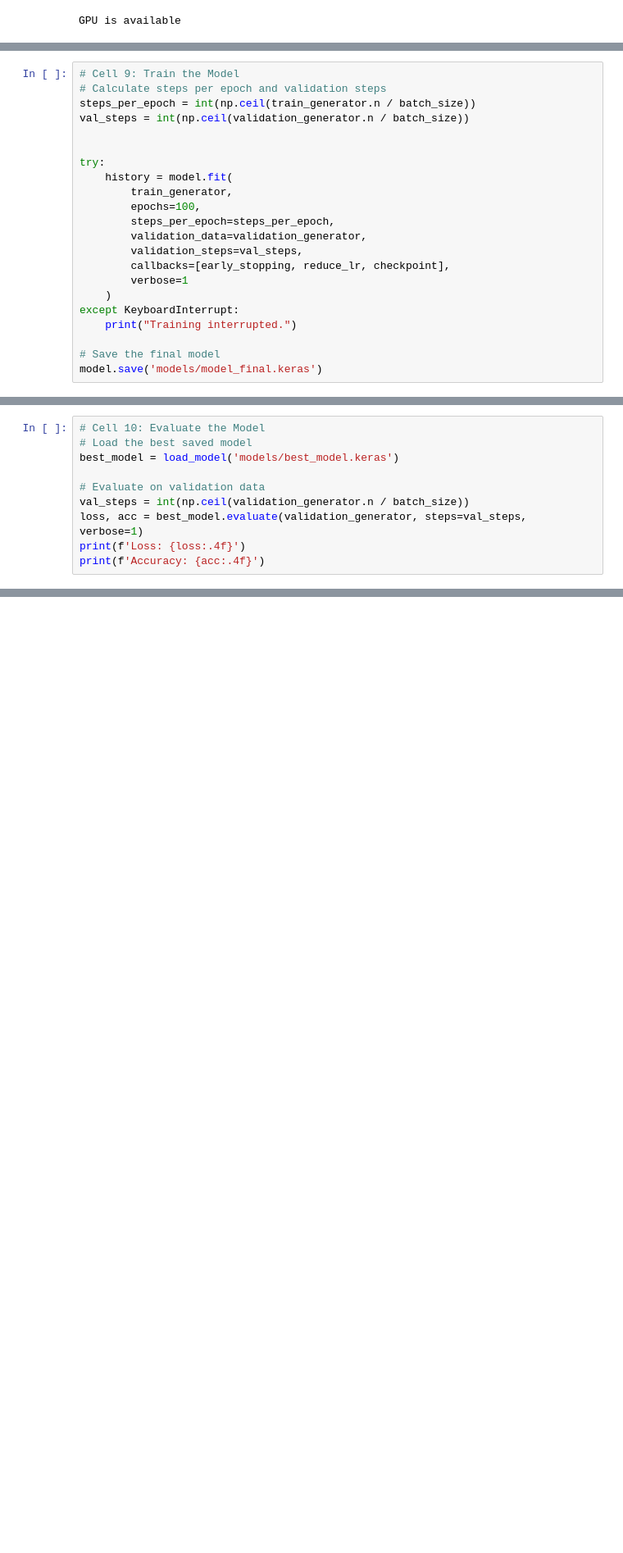
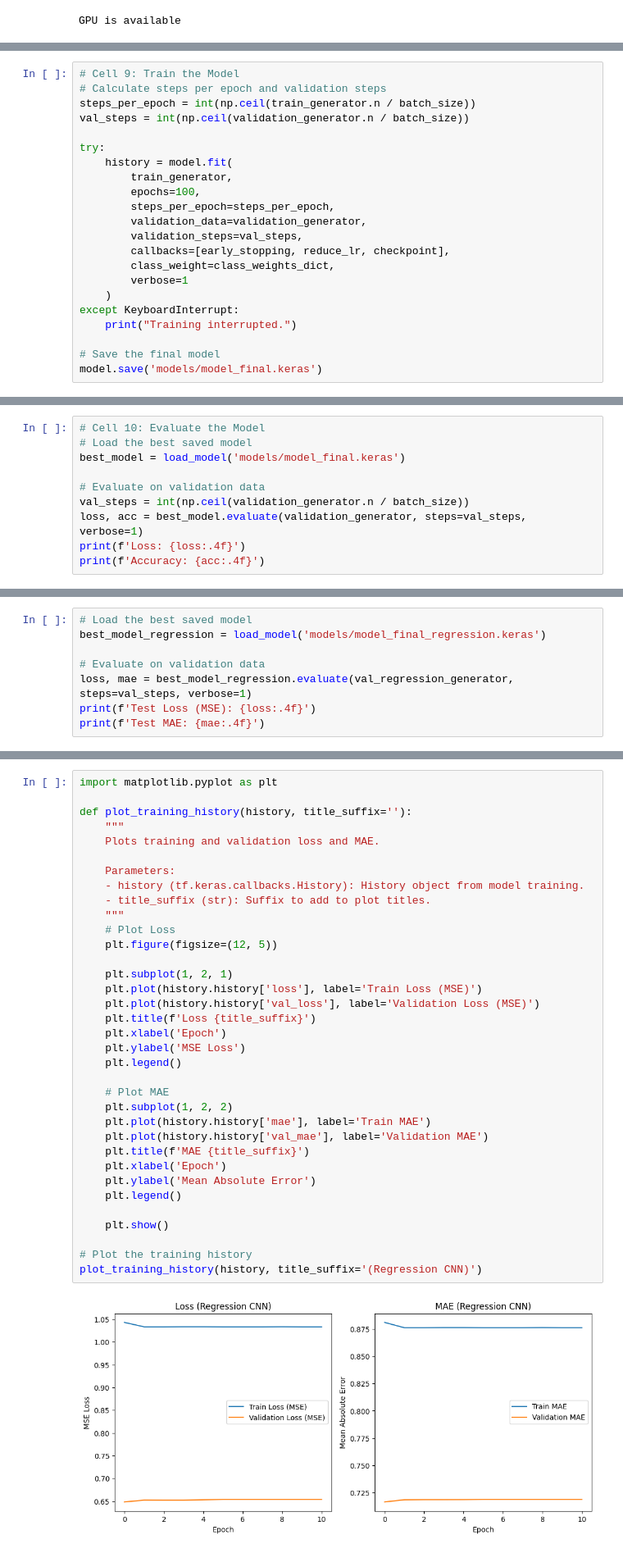
Before and after one commit to duchannes19/Homework-2, a Jupyter notebook: homework.ipynb, the cells around one changed output, grey strips where cells are left out. Shown at 82% size. Cells and saved outputs as stored; diff of their text form; blank space fills up the shorter version.

```diff
--- a/homework.ipynb
+++ b/homework.ipynb
@@ -347,7 +333,6 @@ checkpoint = callbacks.ModelCheckpoint(
 # Calculate steps per epoch and validation steps
 steps_per_epoch = int(np.ceil(train_generator.n / batch_size))
 val_steps = int(np.ceil(validation_generator.n / batch_size))
-
 
 try:
     history = model.fit(
@@ -357,6 +342,7 @@ try:
         validation_data=validation_generator,
         validation_steps=val_steps,
         callbacks=[early_stopping, reduce_lr, checkpoint],
+        class_weight=class_weights_dict,
         verbose=1
     )
 except KeyboardInterrupt:
@@ -385,7 +353,7 @@ Epoch 30: early stopping
 # %%
 # Cell 10: Evaluate the Model
 # Load the best saved model
-best_model = load_model('models/best_model.keras')
+best_model = load_model('models/model_final.keras')
 
 # Evaluate on validation data
 val_steps = int(np.ceil(validation_generator.n / batch_size))
@@ -462,0 +568,8 @@ True             Predicted        Errors     Error %
+# %%
+# Load the best saved model
+best_model_regression = load_model('models/model_final_regression.keras')
+
+# Evaluate on validation data
+loss, mae = best_model_regression.evaluate(val_regression_generator, steps=val_steps, verbose=1)
+print(f'Test Loss (MSE): {loss:.4f}')
+print(f'Test MAE: {mae:.4f}')
@@ -463,3 +580,40 @@ True             Predicted        Errors     Error %
+# %%
+import matplotlib.pyplot as plt
+
+def plot_training_history(history, title_suffix=''):
+    """
+    Plots training and validation loss and MAE.
+
+    Parameters:
+    - history (tf.keras.callbacks.History): History object from model training.
+    - title_suffix (str): Suffix to add to plot titles.
+    """
+    # Plot Loss
+    plt.figure(figsize=(12, 5))
+
+    plt.subplot(1, 2, 1)
+    plt.plot(history.history['loss'], label='Train Loss (MSE)')
+    plt.plot(history.history['val_loss'], label='Validation Loss (MSE)')
+    plt.title(f'Loss {title_suffix}')
+    plt.xlabel('Epoch')
+    plt.ylabel('MSE Loss')
+    plt.legend()
+
+    # Plot MAE
+    plt.subplot(1, 2, 2)
+    plt.plot(history.history['mae'], label='Train MAE')
+    plt.plot(history.history['val_mae'], label='Validation MAE')
+    plt.title(f'MAE {title_suffix}')
+    plt.xlabel('Epoch')
+    plt.ylabel('Mean Absolute Error')
+    plt.legend()
+
+    plt.show()
+
+# Plot the training history
+plot_training_history(history, title_suffix='(Regression CNN)')
+# %% [output]
+[figure, added]
 # %%
 # Cell 9: Model Deployment with Gymnasium (Final Revised for Continuous Actions)
 import numpy as np
```
Also changed, not shown: parts of 16 cells of this notebook.
